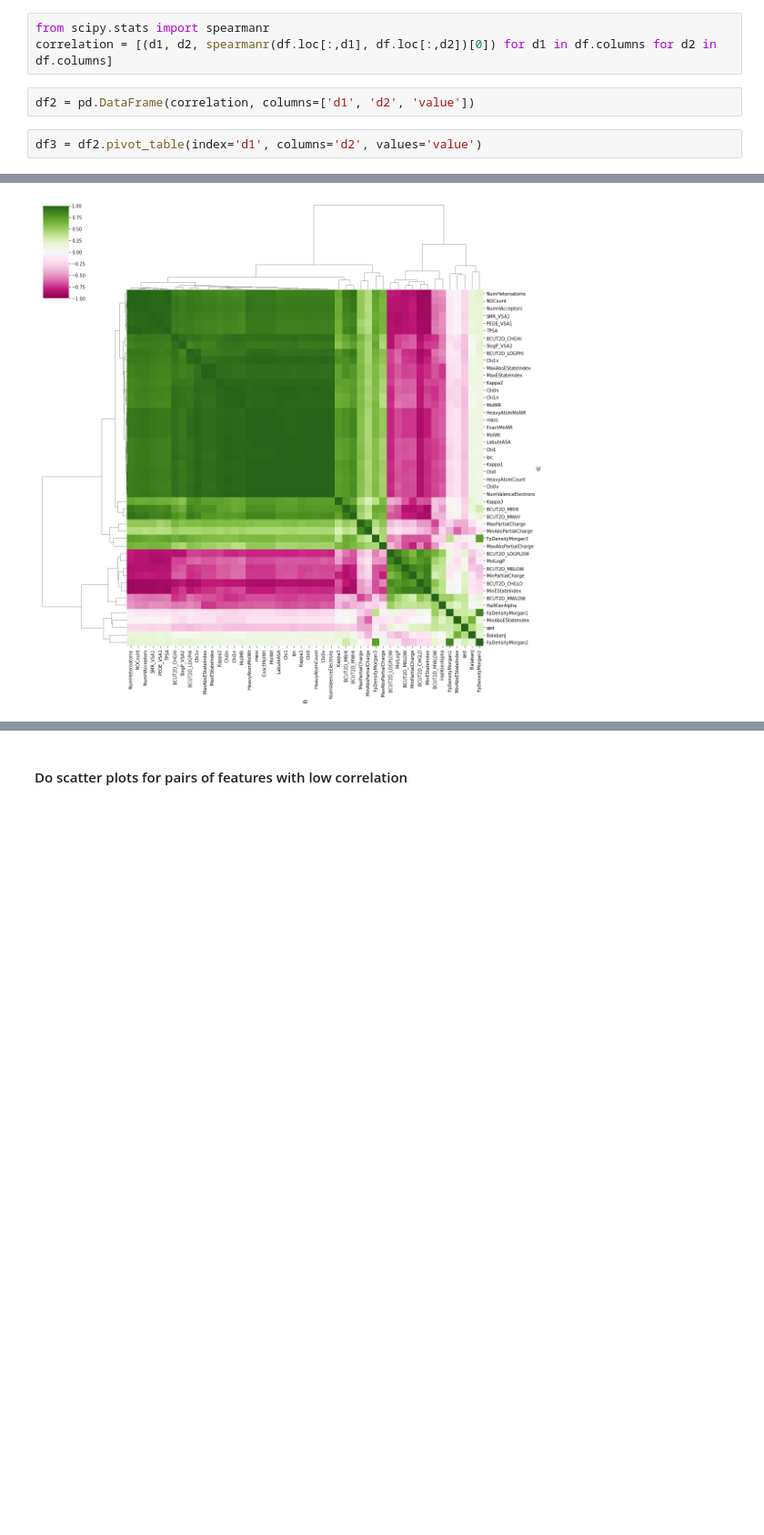
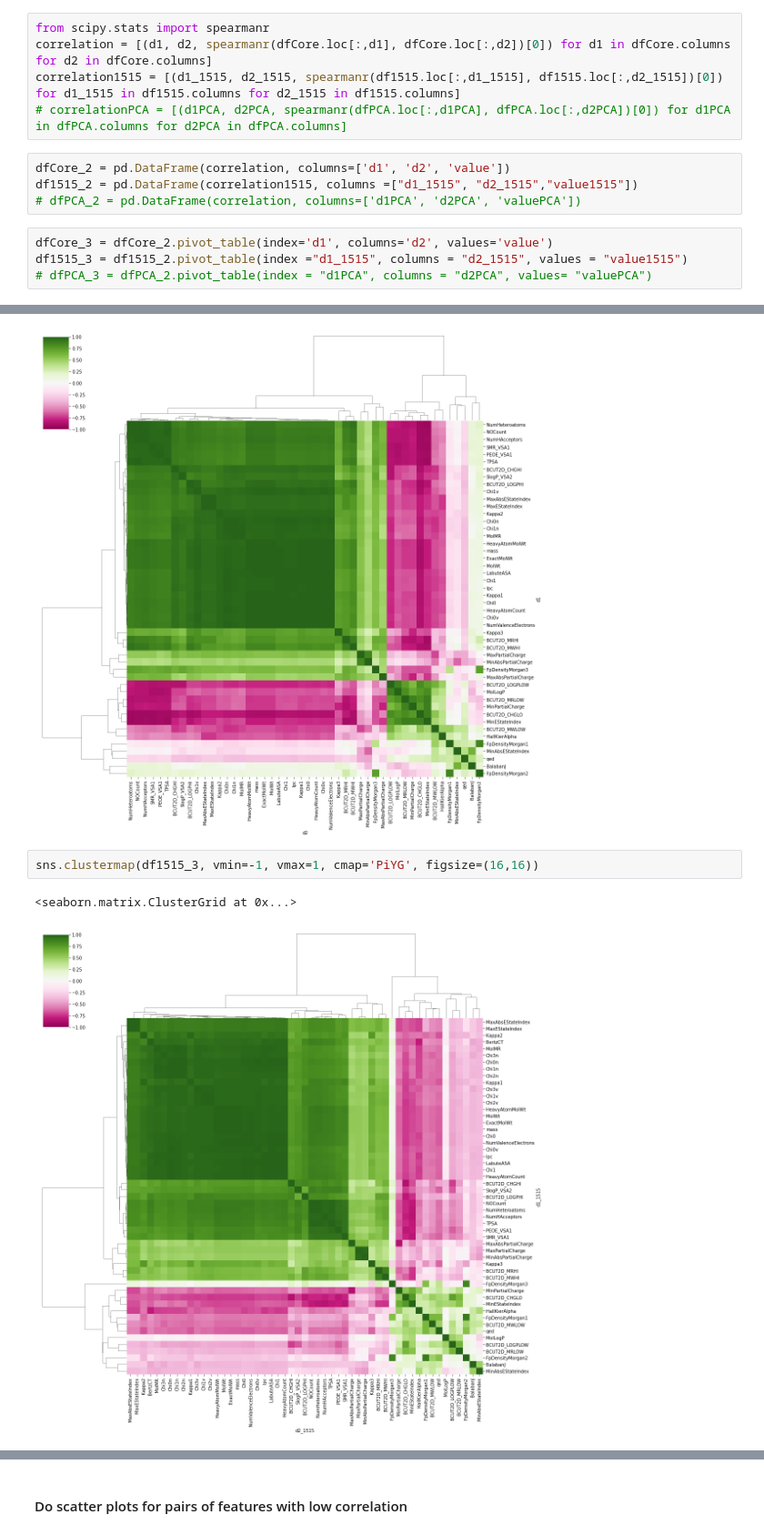
Before and after one commit to meidelien/Metabolic-network-layout-using-biochemical-coordinates, a Jupyter notebook: Notebooks/descriptors_analysis.ipynb, the cells around one changed output, grey strips where cells are left out. Shown at 91% size. Drawn from its saved outputs; the diff is of its cells as text; blank space fills up the shorter version.

Commit message:
Reformated descriptor analysis and moved data

```diff
--- a/Notebooks/descriptors_analysis.ipynb
+++ b/Notebooks/descriptors_analysis.ipynb
@@ -38,11 +82,17 @@ f.tight_layout()
 #### Estimate Spearman correlation between all pairs of descriptors
 # %%
 from scipy.stats import spearmanr
-correlation = [(d1, d2, spearmanr(df.loc[:,d1], df.loc[:,d2])[0]) for d1 in df.columns for d2 in df.columns]
+correlation = [(d1, d2, spearmanr(dfCore.loc[:,d1], dfCore.loc[:,d2])[0]) for d1 in dfCore.columns for d2 in dfCore.columns]
+correlation1515 = [(d1_1515, d2_1515, spearmanr(df1515.loc[:,d1_1515], df1515.loc[:,d2_1515])[0]) for d1_1515 in df1515.columns for d2_1515 in df1515.columns]
+# correlationPCA = [(d1PCA, d2PCA, spearmanr(dfPCA.loc[:,d1PCA], dfPCA.loc[:,d2PCA])[0]) for d1PCA in dfPCA.columns for d2PCA in dfPCA.columns]
 # %%
-df2 = pd.DataFrame(correlation, columns=['d1', 'd2', 'value'])
+dfCore_2 = pd.DataFrame(correlation, columns=['d1', 'd2', 'value'])
+df1515_2 = pd.DataFrame(correlation1515, columns =["d1_1515", "d2_1515","value1515"])
+# dfPCA_2 = pd.DataFrame(correlation, columns=['d1PCA', 'd2PCA', 'valuePCA'])
 # %%
-df3 = df2.pivot_table(index='d1', columns='d2', values='value')
+dfCore_3 = dfCore_2.pivot_table(index='d1', columns='d2', values='value')
+df1515_3 = df1515_2.pivot_table(index ="d1_1515", columns = "d2_1515", values = "value1515")
+# dfPCA_3 = dfPCA_2.pivot_table(index = "d1PCA", columns = "d2PCA", values= "valuePCA")
 # %%
 import seaborn as sns
 # %%
@@ -50,3 +100,8 @@ sns.clustermap(df3, vmin=-1, vmax=1, cmap='PiYG', figsize=(16,16))
 # %% [output]
 <seaborn.matrix.ClusterGrid at 0x...>
 [figure]
+# %%
+sns.clustermap(df1515_3, vmin=-1, vmax=1, cmap='PiYG', figsize=(16,16))
+# %% [output]
+<seaborn.matrix.ClusterGrid at 0x...>
+[figure, added]
```
Also changed, not shown: parts of 15 cells of this notebook, 2 other files.
